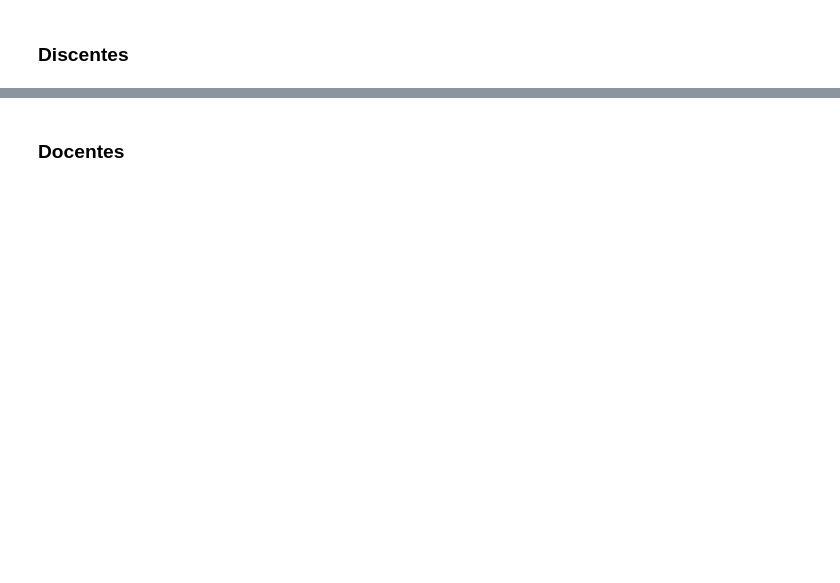
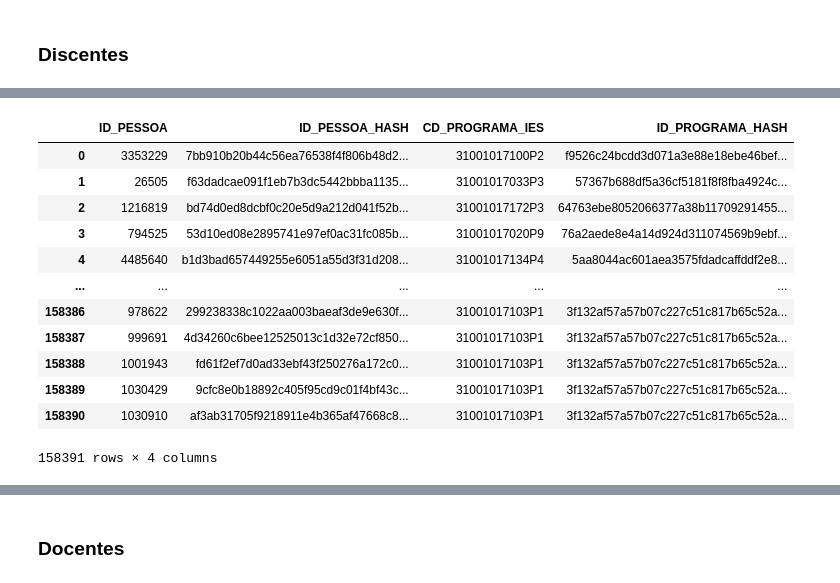
Before and after one commit to gavieira/sucupira_ufrj, a Jupyter notebook: ufrj_capes.ipynb, the cells around one changed output, grey strips where cells are left out. Drawn from its saved outputs; the diff is of its cells as text; code cells hidden in the pictures; blank space fills up the shorter version.

```diff
--- a/ufrj_capes.ipynb
+++ b/ufrj_capes.ipynb
@@ -976 +1124,20 @@ discentes.head()
+# %%
+#Gerando colunas com os hashes baseados nos ids originais
+discentes['ID_PESSOA_HASH'] = converter_ids_para_hashes(discentes['ID_PESSOA'])
+discentes['ID_PROGRAMA_HASH'] = converter_ids_para_hashes(discentes['CD_PROGRAMA_IES'])
+discentes[['ID_PESSOA', 'ID_PESSOA_HASH', 'CD_PROGRAMA_IES', 'ID_PROGRAMA_HASH']]
+# %% [output]
+|  | ID_PESSOA | ID_PESSOA_HASH | CD_PROGRAMA_IES | ID_PROGRAMA_HASH |
+| 0 | 3353229 | 7bb910b20b44c56ea76538f4f806b48d2... | 31001017100P2 | f9526c24bcdd3d071a3e88e18ebe46bef... |
+| 1 | 26505 | f63dadcae091f1eb7b3dc5442bbba1135... | 31001017033P3 | 57367b688df5a36cf5181f8f8fba4924c... |
+| 2 | 1216819 | bd74d0ed8dcbf0c20e5d9a212d041f52b... | 31001017172P3 | 64763ebe8052066377a38b11709291455... |
+| 3 | 794525 | 53d10ed08e2895741e97ef0ac31fc085b... | 31001017020P9 | 76a2aede8e4a14d924d311074569b9ebf... |
+| 4 | 4485640 | b1d3bad657449255e6051a55d3f31d208... | 31001017134P4 | 5aa8044ac601aea3575fdadcaffddf2e8... |
+| ... | ... | ... | ... | ... |
+| 158386 | 978622 | 299238338c1022aa003baeaf3de9e630f... | 31001017103P1 | 3f132af57a57b07c227c51c817b65c52a... |
+| 158387 | 999691 | 4d34260c6bee12525013c1d32e72cf850... | 31001017103P1 | 3f132af57a57b07c227c51c817b65c52a... |
+| 158388 | 1001943 | fd61f2ef7d0ad33ebf43f250276a172c0... | 31001017103P1 | 3f132af57a57b07c227c51c817b65c52a... |
+| 158389 | 1030429 | 9cfc8e0b18892c405f95cd9c01f4bf43c... | 31001017103P1 | 3f132af57a57b07c227c51c817b65c52a... |
+| 158390 | 1030910 | af3ab31705f9218911e4b365af47668c8... | 31001017103P1 | 3f132af57a57b07c227c51c817b65c52a... |
+158391 rows × 4 columns
 # %%
```
Also changed, not shown: parts of 94 cells of this notebook, 1 other file.
